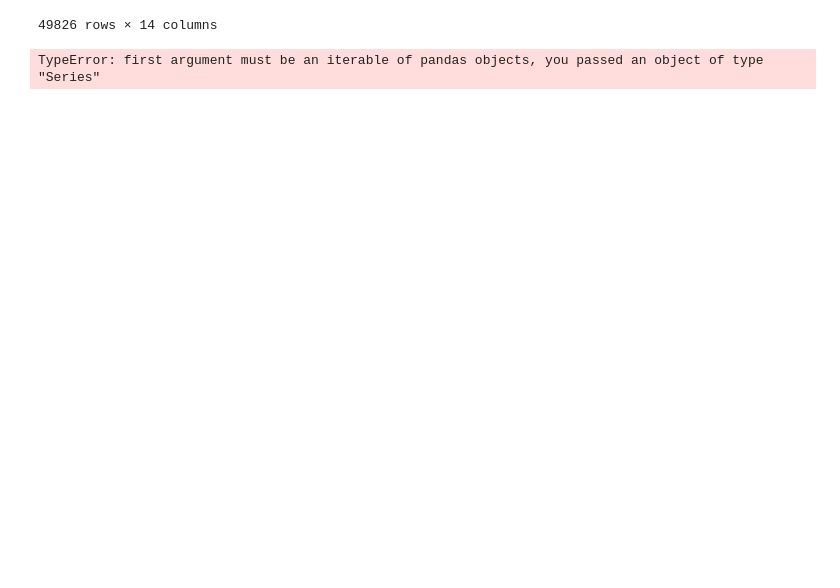
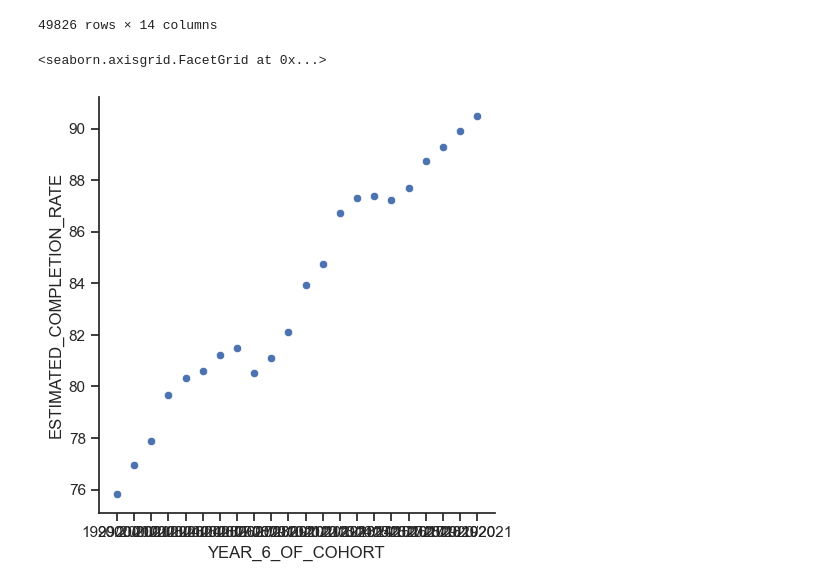
Before and after one commit to ubco-W2022T1-cosc301/project-group19, a Jupyter notebook: notebooks/analysis1.ipynb, the cells around one changed output. Cells and saved outputs as stored; diff of their text form; code cells hidden in the pictures; blank space fills up the shorter version.

Commit message:
Added a single plot & started working on second visualization

```diff
--- a/notebooks/analysis1.ipynb
+++ b/notebooks/analysis1.ipynb
@@ -34,12 +54,24 @@ data
 #cleanData.to_csv('../data/processed/Completion_Rates_Clean.csv')
 # %%
+#Step 2: Cleaning the data - cell for cleaning & getting variables
+
+#This chunk of code slowly selects just provincal total data, So just the overall totals per year
+
+#Grabbing only ALL students - so they are not broken down by other types
 provinicalData = data[data['SUB_POPULATION'].str.contains('ALL STUDENTS') == True]
+#Only getting Province-total
 provdata = provinicalData[provinicalData['PUBLIC_OR_INDEPENDENT'].str.contains('PROVINCE-TOTAL') == True]
+#This is normal dogwood completion rate & not extended models
 totalprovdata = provdata[provdata['COMPLETION_RATE_MODEL'].str.contains('SIX YEAR DOGWOOD COMPLETION RATE')]
+#Only the completion rate
 estCompRate = totalprovdata['ESTIMATED_COMPLETION_RATE']
-year = totalprovdata['YEAR_6_OF_COHORT']
-estCompRate
-together = pd.concat(year,estCompRate)
-together
+#Only the unqiue years so 1999/2000-2020/2021 school years
+year = totalprovdata['YEAR_6_OF_COHORT'].unique()
-# %% [output]
-TypeError: first argument must be an iterable of pandas objects, you passed an object of type "Series"
+# %%
+#Plot for EDA(?)
+sns.set_theme(style='ticks', font_scale =1)
+plt.rc("axes.spines", top=False, right=False)
+sns.relplot(x='YEAR_6_OF_COHORT', y ='ESTIMATED_COMPLETION_RATE', data=totalprovdata)
+# %% [output]
+<seaborn.axisgrid.FacetGrid at 0x...>
+[figure, added]
```
Also changed, not shown: parts of 5 cells of this notebook.
